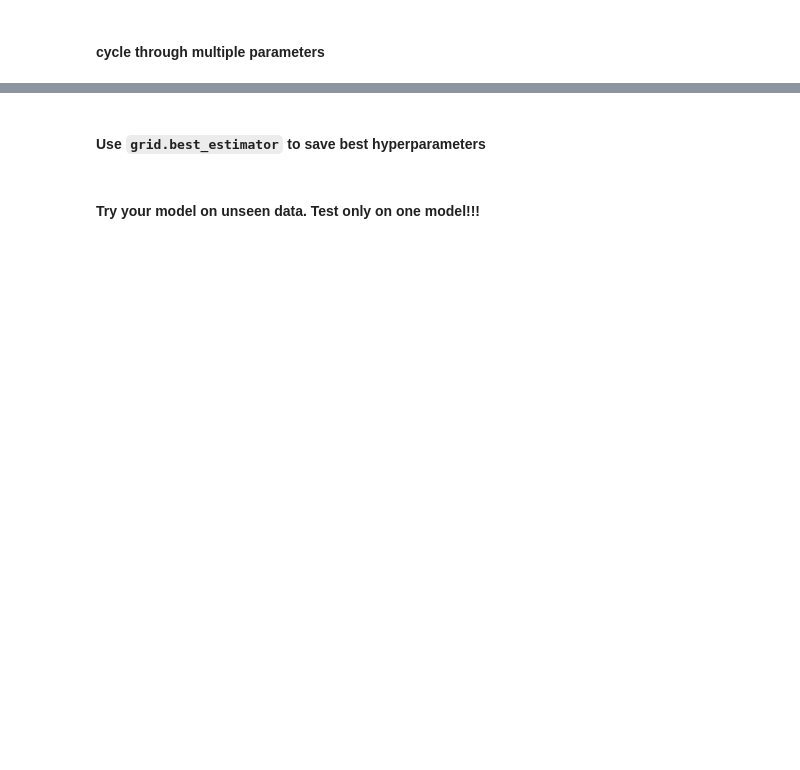
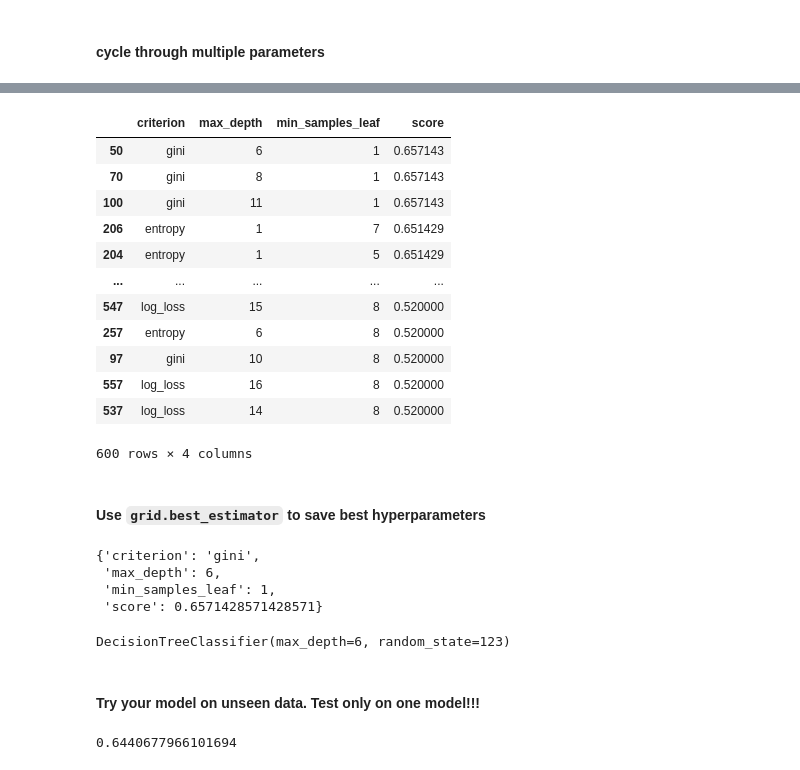
Before and after one commit to CodeupClassroom/pagel-adv-topics, a Jupyter notebook: cross_validation_lesson.ipynb, the cells around one changed output, grey strips where cells are left out. Drawn from its saved outputs; the diff is of its cells as text; code cells hidden in the pictures; blank space fills up the shorter version.

```diff
--- a/cross_validation_lesson.ipynb
+++ b/cross_validation_lesson.ipynb
@@ -125,7 +297,14 @@ Set up grid search
 #### cycle through multiple parameters
 # %%
 #make our modeling object
+dt = DecisionTreeClassifier(random_state=123)
 # %%
 #define our parameters to rotate through
+parameters = {
+    'max_depth':range(1,21),
+    'min_samples_leaf':range(1,11),
+    'criterion': ["gini", "entropy", "log_loss"]
+}
 # %%
 #make gridsearch object
+grid = GridSearchCV(dt, parameters, cv=5)
@@ -132,2 +315,3 @@ Set up grid search
 # %%
 #fit gridsearch object
+grid.fit(X_train, y_train)
@@ -136,6 +378,37 @@ Set up grid search
+# %%
+pd.DataFrame(grid.cv_results_['params']).sort_values('score', ascending=False)
+# %% [output]
+|  | criterion | max_depth | min_samples_leaf | score |
+| 50 | gini | 6 | 1 | 0.657143 |
+| 70 | gini | 8 | 1 | 0.657143 |
+| 100 | gini | 11 | 1 | 0.657143 |
+| 206 | entropy | 1 | 7 | 0.651429 |
+| 204 | entropy | 1 | 5 | 0.651429 |
+| ... | ... | ... | ... | ... |
+| 547 | log_loss | 15 | 8 | 0.520000 |
+| 257 | entropy | 6 | 8 | 0.520000 |
+| 97 | gini | 10 | 8 | 0.520000 |
+| 557 | log_loss | 16 | 8 | 0.520000 |
+| 537 | log_loss | 14 | 8 | 0.520000 |
+600 rows × 4 columns
 # %% [markdown]
 #### Use `grid.best_estimator` to save best hyperparameters
+# %%
+grid.best_params_
+# %% [output]
+{'criterion': 'gini',
+ 'max_depth': 6,
+ 'min_samples_leaf': 1,
+ 'score': 0.6571428571428571}
+# %%
+dt_model = grid.best_estimator_
+dt_model
+# %% [output]
+DecisionTreeClassifier(max_depth=6, random_state=123)
 # %% [markdown]
 #### Try your model on unseen data. Test only on one model!!!
 # %%
 #evaluate on test
+dt_model.score(X_test, y_test)
+# %% [output]
+0.6440677966101694
```
Also changed, not shown: parts of 42 cells of this notebook.
